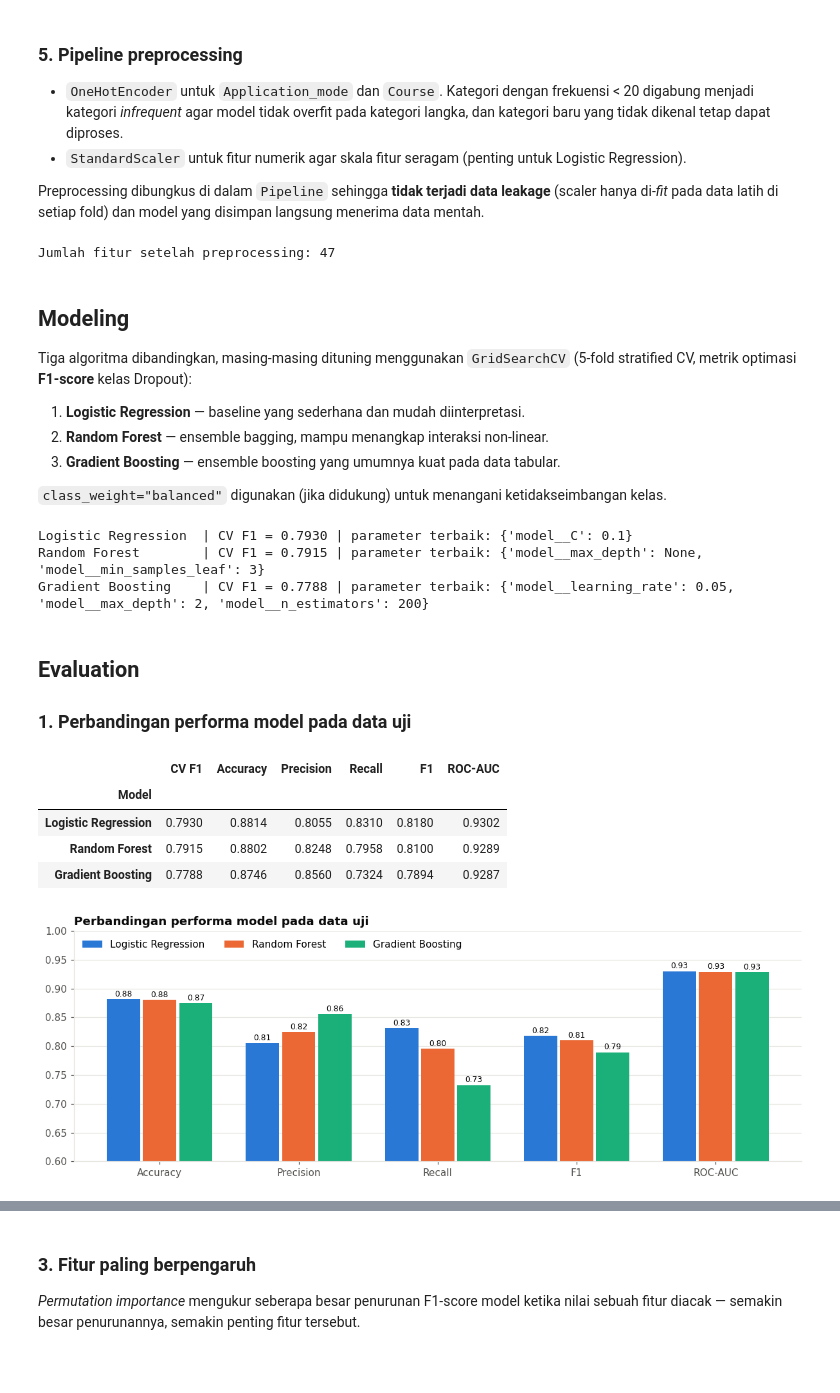
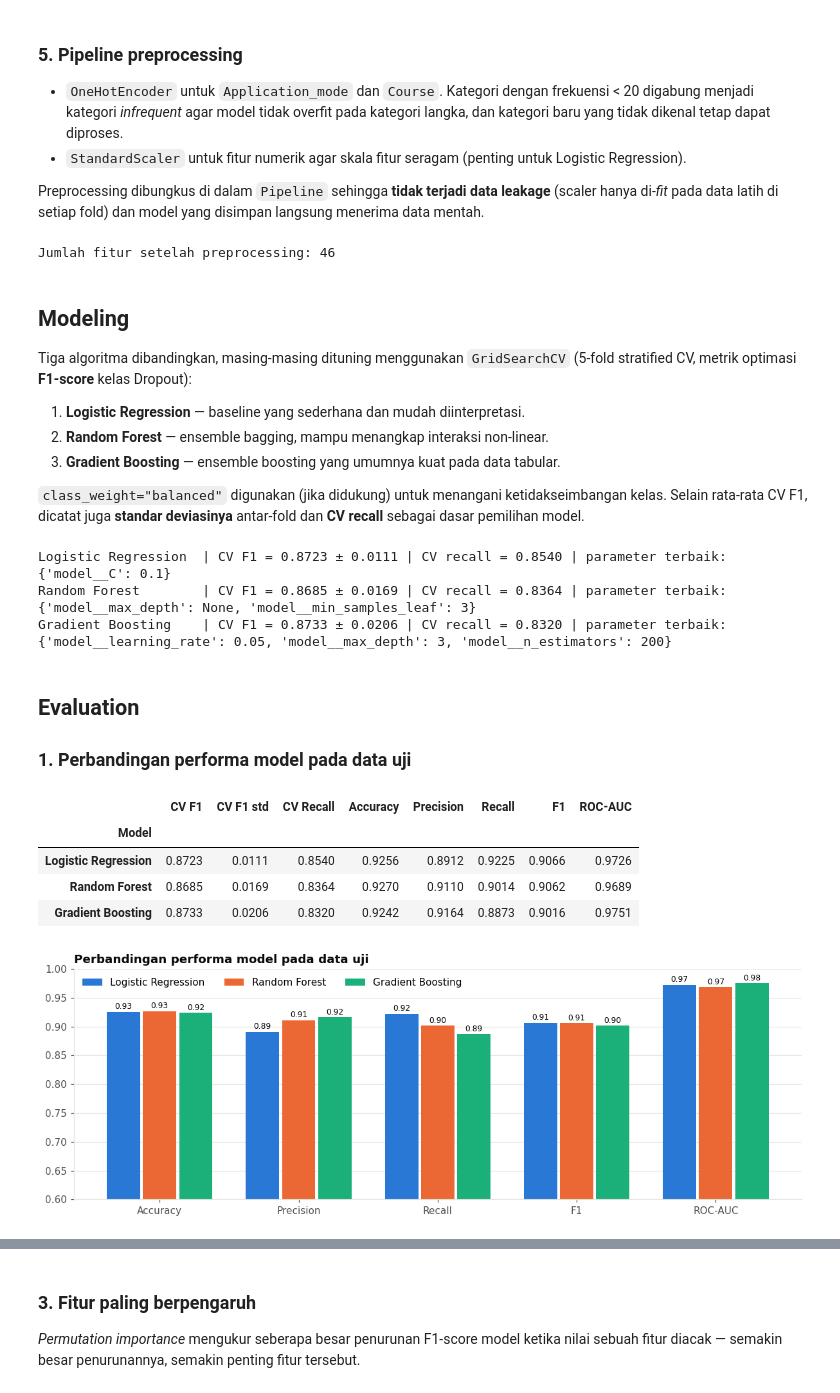
Before and after one commit to AndiArifAbdillah/jaya-jaya-institut-dropout, a Jupyter notebook: notebook.ipynb, the cells around one changed output, grey strips where cells are left out. Saved outputs shown, nothing was run; the diff lists cells and outputs as text; code cells hidden in the pictures; blank space fills up the shorter version.

```diff
--- a/notebook.ipynb
+++ b/notebook.ipynb
@@ -495,6 +500,11 @@ Karena tujuan bisnis adalah **mendeteksi mahasiswa yang berisiko dropout**, masa
 # %%
-TARGET = "is_dropout"
-y = df[TARGET]
-print(y.value_counts().rename({0: "Tidak Dropout", 1: "Dropout"}))
+df_model = df[df["Status"].isin(["Dropout", "Graduate"])].copy()   # status akhir sudah diketahui
+df_enrolled = df[df["Status"] == "Enrolled"].copy()                  # status akhir belum diketahui → diprediksi
+
+TARGET = "is_dropout"   # 1 = Dropout, 0 = Graduate
+y = df_model[TARGET]
+print(f"Data pemodelan (Dropout + Graduate): {len(df_model):,} mahasiswa")
+print(y.value_counts().rename({0: "Graduate (0)", 1: "Dropout (1)"}).to_string())
 print(f"Proporsi Dropout: {y.mean():.2%}")
+print(f"\nData prediksi (Enrolled): {len(df_enrolled):,} mahasiswa — tidak dipakai untuk training/testing")
 # %% [output]
@@ -545,7 +557,7 @@ for name, feats, cats in [("Seluruh fitur", ALL_FEATURES, ALL_CATEGORICAL),
         ("preprocessor", build_preprocessor(cats, [c for c in feats if c not in cats])),
         ("model", LogisticRegression(max_iter=2000, class_weight="balanced")),
     ])
-    scores = cross_validate(pipe, df[feats], y, cv=cv, scoring=["f1", "recall", "roc_auc"])
+    scores = cross_validate(pipe, df_model[feats], y, cv=cv, scoring=["f1", "recall", "roc_auc"])
     comparison[name] = {"Jumlah fitur": len(feats), "F1": scores["test_f1"].mean(),
                         "Recall": scores["test_recall"].mean(), "ROC-AUC": scores["test_roc_auc"].mean()}
 pd.DataFrame(comparison).T.round(3)
@@ -558,7 +570,7 @@ pd.DataFrame(comparison).T.round(3)
 # %% [markdown]
 ### 4. Train-test split
 # %%
-X = df[SELECTED_FEATURES]
+X = df_model[SELECTED_FEATURES]
 X_train, X_test, y_train, y_test = train_test_split(X, y, test_size=0.2, stratify=y, random_state=RANDOM_STATE)
 print("Data latih:", X_train.shape, f"| proporsi dropout {y_train.mean():.2%}")
 print("Data uji  :", X_test.shape, f"| proporsi dropout {y_test.mean():.2%}")
@@ -576,7 +588,7 @@ preprocessor = build_preprocessor(CATEGORICAL_FEATURES, NUMERICAL_FEATURES)
 preprocessor.fit(X_train)
 print("Jumlah fitur setelah preprocessing:", preprocessor.transform(X_train).shape[1])
 # %% [output]
-Jumlah fitur setelah preprocessing: 47
+Jumlah fitur setelah preprocessing: 46
 # %% [markdown]
 ## Modeling
 
@@ -585,7 +597,7 @@ Tiga algoritma dibandingkan, masing-masing dituning menggunakan `GridSearchCV` (
 2. **Random Forest** — ensemble bagging, mampu menangkap interaksi non-linear.
 3. **Gradient Boosting** — ensemble boosting yang umumnya kuat pada data tabular.
 
-`class_weight="balanced"` digunakan (jika didukung) untuk menangani ketidakseimbangan kelas.
+`class_weight="balanced"` digunakan (jika didukung) untuk menangani ketidakseimbangan kelas. Selain rata-rata CV F1, dicatat juga **standar deviasinya** antar-fold dan **CV recall** sebagai dasar pemilihan model.
 # %%
 candidates = {
     "Logistic Regression": (
@@ -606,33 +618,37 @@ search_results = {}
 for name, (estimator, grid) in candidates.items():
     pipe = Pipeline([("preprocessor", build_preprocessor(CATEGORICAL_FEATURES, NUMERICAL_FEATURES)),
                      ("model", estimator)])
-    search = GridSearchCV(pipe, grid, scoring="f1", cv=cv, n_jobs=-1)
+    search = GridSearchCV(pipe, grid, scoring={"f1": "f1", "recall": "recall"}, refit="f1", cv=cv, n_jobs=-1)
     search.fit(X_train, y_train)
     search_results[name] = search
-    print(f"{name:<20} | CV F1 = {search.best_score_:.4f} | parameter terbaik: {search.best_params_}")
+    b = search.best_index_
+    print(f"{name:<20} | CV F1 = {search.best_score_:.4f} ± {search.cv_results_['std_test_f1'][b]:.4f} "
+          f"| CV recall = {search.cv_results_['mean_test_recall'][b]:.4f} | parameter terbaik: {search.best_params_}")
 # %% [output]
-Logistic Regression  | CV F1 = 0.7930 | parameter terbaik: {'model__C': 0.1}
-Random Forest        | CV F1 = 0.7915 | parameter terbaik: {'model__max_depth': None, 'model__min_samples_leaf': 3}
-Gradient Boosting    | CV F1 = 0.7788 | parameter terbaik: {'model__learning_rate': 0.05, 'model__max_depth': 2, 'model__n_estimators': 200}
+Logistic Regression  | CV F1 = 0.8723 ± 0.0111 | CV recall = 0.8540 | parameter terbaik: {'model__C': 0.1}
+Random Forest        | CV F1 = 0.8685 ± 0.0169 | CV recall = 0.8364 | parameter terbaik: {'model__max_depth': None, 'model__min_samples_leaf': 3}
+Gradient Boosting    | CV F1 = 0.8733 ± 0.0206 | CV recall = 0.8320 | parameter terbaik: {'model__learning_rate': 0.05, 'model__max_depth': 3, 'model__n_estimators': 200}
 # %% [markdown]
 ## Evaluation
 ### 1. Perbandingan performa model pada data uji
 # %%
 rows = []
 for name, search in search_results.items():
     proba = search.predict_proba(X_test)[:, 1]
     pred = (proba >= 0.5).astype(int)
-    rows.append({"Model": name, "CV F1": search.best_score_, "Accuracy": accuracy_score(y_test, pred),
+    b = search.best_index_
+    rows.append({"Model": name, "CV F1": search.best_score_, "CV F1 std": search.cv_results_["std_test_f1"][b],
+                 "CV Recall": search.cv_results_["mean_test_recall"][b], "Accuracy": accuracy_score(y_test, pred),
                  "Precision": precision_score(y_test, pred), "Recall": recall_score(y_test, pred),
                  "F1": f1_score(y_test, pred), "ROC-AUC": roc_auc_score(y_test, proba)})
 results = pd.DataFrame(rows).set_index("Model").round(4)
 results
 # %% [output]
-|  | CV F1 | Accuracy | Precision | Recall | F1 | ROC-AUC |
-| Model |  |  |  |  |  |  |
-| Logistic Regression | 0.7930 | 0.8814 | 0.8055 | 0.8310 | 0.8180 | 0.9302 |
-| Random Forest | 0.7915 | 0.8802 | 0.8248 | 0.7958 | 0.8100 | 0.9289 |
-| Gradient Boosting | 0.7788 | 0.8746 | 0.8560 | 0.7324 | 0.7894 | 0.9287 |
+|  | CV F1 | CV F1 std | CV Recall | Accuracy | Precision | Recall | F1 | ROC-AUC |
+| Model |  |  |  |  |  |  |  |  |
+| Logistic Regression | 0.8723 | 0.0111 | 0.8540 | 0.9256 | 0.8912 | 0.9225 | 0.9066 | 0.9726 |
+| Random Forest | 0.8685 | 0.0169 | 0.8364 | 0.9270 | 0.9110 | 0.9014 | 0.9062 | 0.9689 |
+| Gradient Boosting | 0.8733 | 0.0206 | 0.8320 | 0.9242 | 0.9164 | 0.8873 | 0.9016 | 0.9751 |
 # %%
 metrics_to_plot = ["Accuracy", "Precision", "Recall", "F1", "ROC-AUC"]
 model_colors = ["#2a78d6", "#eb6834", "#1baf7a"]
@@ -652,5 +668,5 @@ ax.grid(axis="x", visible=False)
 plt.tight_layout()
 plt.show()
 # %% [output]
-[figure, old version]
+[figure, new version]
 # %% [markdown]
```
Also changed, not shown: parts of 27 cells of this notebook, 7 other files.
